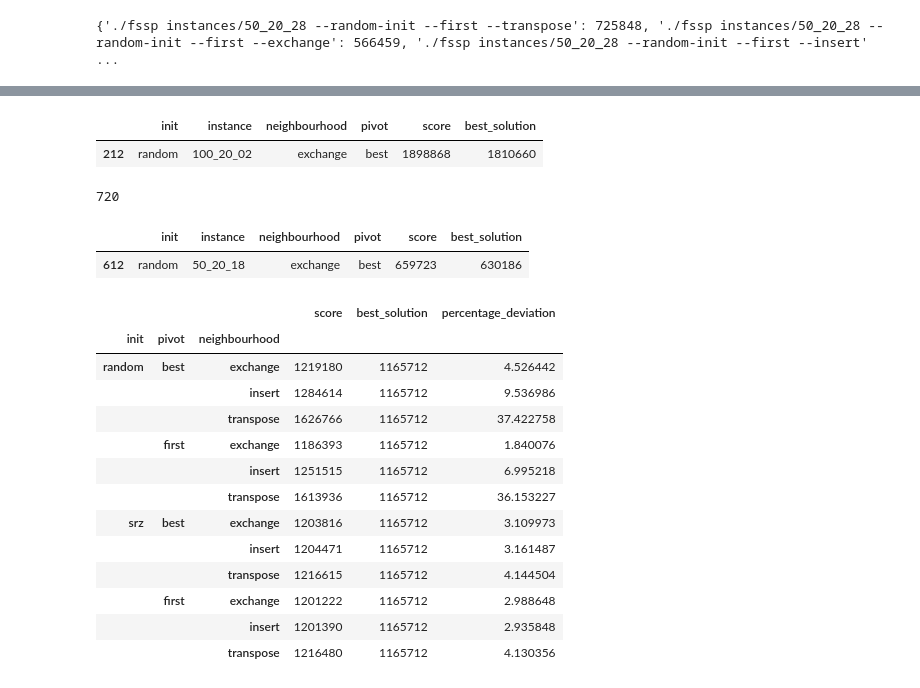
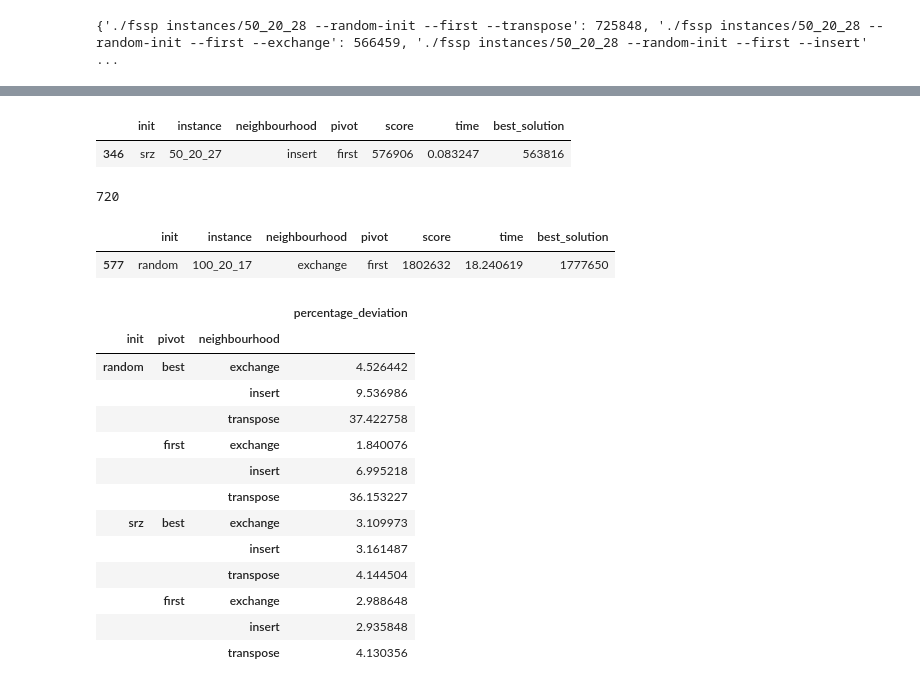
Before and after one commit to t00n/heuristics, a Jupyter notebook: impl1/src/exercise 1.ipynb, the cells around one changed output, grey strips where cells are left out. Cells and saved outputs as stored; diff of their text form; code cells hidden in the pictures.

```diff
--- a/impl1/src/exercise 1.ipynb
+++ b/impl1/src/exercise 1.ipynb
@@ -12,9 +14,10 @@ def run_fssp(instance, init=0, improvement=0, neighbourhood=0):
         improvement = "--first" if not improvement else "--best"
         neighbourhood = neighbourhoods[neighbourhood]
         command = "./fssp " + " ".join([instance, init, improvement, neighbourhood])
+        beg_time = time.time()
         output = subprocess.check_output(command, shell=True, stderr=subprocess.DEVNULL)
-        solution, time = output.decode('utf-8').split('\n')[:2]
-        return command, [int(x) for x in solution.split(" ") if x], int(time)
+        solution, score = output.decode('utf-8').split('\n')[:2]
+        return command, [int(x) for x in solution.split(" ") if x], int(score), time.time() - beg_time
     except Exception as e:
         print(e)
         return command, [], 0
@@ -61,10 +64,10 @@ processed = [
         "init": "srz" if "srz" in s else "random",
         "pivot": "best" if "best" in s else "first",
         "neighbourhood": "exchange" if "exchange" in s else "transpose" if "transpose" in s else "insert" if "insert"in s else "tie" if "tie" in s else "tei",
-        "score": time,
-
+        "score": score,
+        "time": time
     }
-    for s, sol, time in a
+    for s, sol, score, time in a
 ]
 df = pd.DataFrame(processed)
 # %%
@@ -101,32 +104,31 @@ best.sample()
 merged = pd.merge(df, best, how='left', on='instance')
 merged.sample()
 # %% [output]
-|  | init | instance | neighbourhood | pivot | score | best_solution |
-| 212 | random | 100_20_02 | exchange | best | 1898868 | 1810660 |
+|  | init | instance | neighbourhood | pivot | score | time | best_solution |
+| 346 | srz | 50_20_27 | insert | first | 576906 | 0.083247 | 563816 |
 # %%
-exercise1 = merged[merged.neighbourhood != "tei"]
-exercise1 = exercise1[exercise1.neighbourhood != "tie"]
+exercise1 = merged[(merged.neighbourhood != "tei") & (merged.neighbourhood != "tie")]
 print(len(exercise1))
 exercise1.sample()
 # %% [output]
 720
-|  | init | instance | neighbourhood | pivot | score | best_solution |
-| 612 | random | 50_20_18 | exchange | best | 659723 | 630186 |
+|  | init | instance | neighbourhood | pivot | score | time | best_solution |
+| 577 | random | 100_20_17 | exchange | first | 1802632 | 18.240619 | 1777650 |
 # %%
 exercise1['percentage_deviation'] = 100 * (exercise1.score - exercise1.best_solution) / exercise1.best_solution
-exercise1.groupby(['init', 'pivot', 'neighbourhood']).mean().
+exercise1.groupby(['init', 'pivot', 'neighbourhood']).mean()[['percentage_deviation']]
 # %% [output]
-|  |  |  | score | best_solution | percentage_deviation |
-| init | pivot | neighbourhood |  |  |  |
-| random | best | exchange | 1219180 | 1165712 | 4.526442 |
-|  |  | insert | 1284614 | 1165712 | 9.536986 |
-|  |  | transpose | 1626766 | 1165712 | 37.422758 |
-|  | first | exchange | 1186393 | 1165712 | 1.840076 |
-|  |  | insert | 1251515 | 1165712 | 6.995218 |
-|  |  | transpose | 1613936 | 1165712 | 36.153227 |
-| srz | best | exchange | 1203816 | 1165712 | 3.109973 |
-|  |  | insert | 1204471 | 1165712 | 3.161487 |
-|  |  | transpose | 1216615 | 1165712 | 4.144504 |
-|  | first | exchange | 1201222 | 1165712 | 2.988648 |
-|  |  | insert | 1201390 | 1165712 | 2.935848 |
-|  |  | transpose | 1216480 | 1165712 | 4.130356 |
+|  |  |  | percentage_deviation |
+| init | pivot | neighbourhood |  |
+| random | best | exchange | 4.526442 |
+|  |  | insert | 9.536986 |
+|  |  | transpose | 37.422758 |
+|  | first | exchange | 1.840076 |
+|  |  | insert | 6.995218 |
+|  |  | transpose | 36.153227 |
+| srz | best | exchange | 3.109973 |
+|  |  | insert | 3.161487 |
+|  |  | transpose | 4.144504 |
+|  | first | exchange | 2.988648 |
+|  |  | insert | 2.935848 |
+|  |  | transpose | 4.130356 |
```
Also changed, not shown: parts of 8 cells of this notebook.
